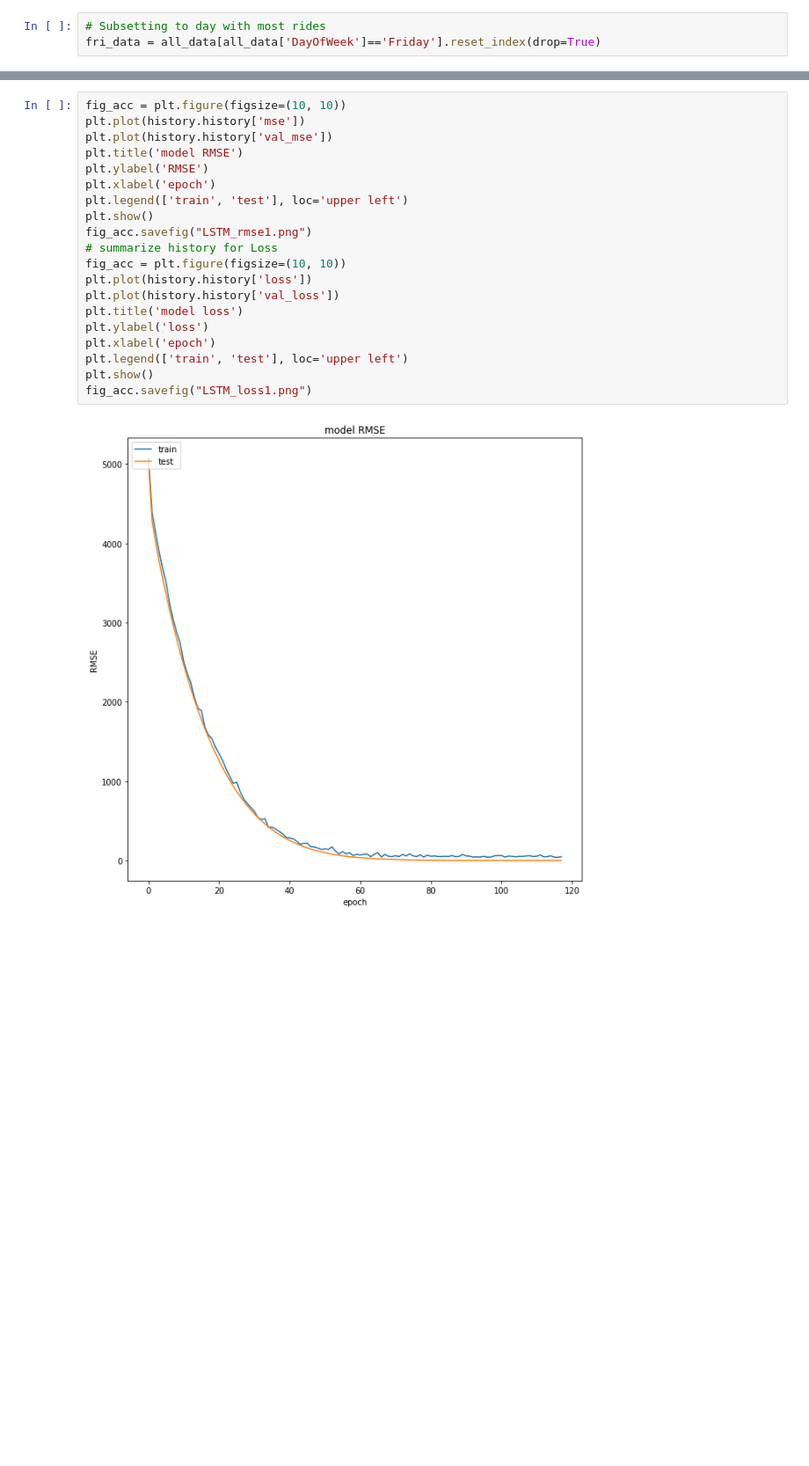
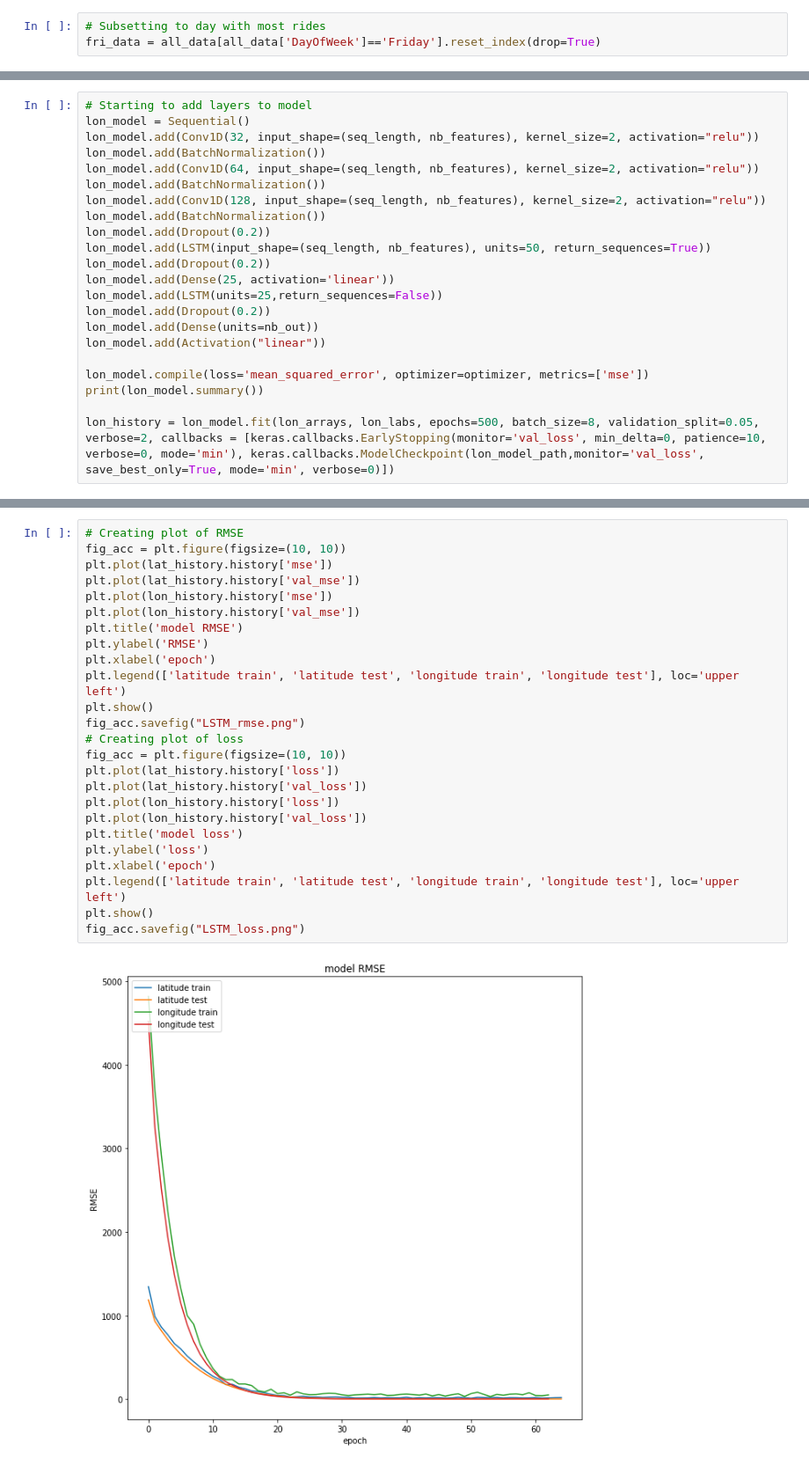
Before and after one commit to ljtaylor99/AAI-530-Final-Project, a Jupyter notebook: AAI530_Final.ipynb, the cells around one changed output, grey strips where cells are left out. Shown: that part at 88% size. Cells and saved outputs as stored; diff of their text form; blank space fills up the shorter version.

```diff
--- a/AAI530_Final.ipynb
+++ b/AAI530_Final.ipynb
@@ -207,0 +232,22 @@ Epoch 118/500
+# %%
+# Starting to add layers to model
+lon_model = Sequential()
+lon_model.add(Conv1D(32, input_shape=(seq_length, nb_features), kernel_size=2, activation="relu"))
+lon_model.add(BatchNormalization())
+lon_model.add(Conv1D(64, input_shape=(seq_length, nb_features), kernel_size=2, activation="relu"))
+lon_model.add(BatchNormalization())
+lon_model.add(Conv1D(128, input_shape=(seq_length, nb_features), kernel_size=2, activation="relu"))
+lon_model.add(BatchNormalization())
+lon_model.add(Dropout(0.2))
+lon_model.add(LSTM(input_shape=(seq_length, nb_features), units=50, return_sequences=True))
+lon_model.add(Dropout(0.2))
+lon_model.add(Dense(25, activation='linear'))
+lon_model.add(LSTM(units=25,return_sequences=False))
+lon_model.add(Dropout(0.2))
+lon_model.add(Dense(units=nb_out))
+lon_model.add(Activation("linear"))
+
+lon_model.compile(loss='mean_squared_error', optimizer=optimizer, metrics=['mse'])
+print(lon_model.summary())
+
+lon_history = lon_model.fit(lon_arrays, lon_labs, epochs=500, batch_size=8, validation_split=0.05, verbose=2, callbacks = [keras.callbacks.EarlyStopping(monitor='val_loss', min_delta=0, patience=10, verbose=0, mode='min'), keras.callbacks.ModelCheckpoint(lon_model_path,monitor='val_loss', save_best_only=True, mode='min', verbose=0)])
@@ -208,22 +272,27 @@ Epoch 118/500
 # %%
+# Creating plot of RMSE
 fig_acc = plt.figure(figsize=(10, 10))
-plt.plot(history.history['mse'])
-plt.plot(history.history['val_mse'])
+plt.plot(lat_history.history['mse'])
+plt.plot(lat_history.history['val_mse'])
+plt.plot(lon_history.history['mse'])
+plt.plot(lon_history.history['val_mse'])
 plt.title('model RMSE')
 plt.ylabel('RMSE')
 plt.xlabel('epoch')
-plt.legend(['train', 'test'], loc='upper left')
+plt.legend(['latitude train', 'latitude test', 'longitude train', 'longitude test'], loc='upper left')
 plt.show()
-fig_acc.savefig("LSTM_rmse1.png")
-# summarize history for Loss
+fig_acc.savefig("LSTM_rmse.png")
+# Creating plot of loss
 fig_acc = plt.figure(figsize=(10, 10))
-plt.plot(history.history['loss'])
-plt.plot(history.history['val_loss'])
+plt.plot(lat_history.history['loss'])
+plt.plot(lat_history.history['val_loss'])
+plt.plot(lon_history.history['loss'])
+plt.plot(lon_history.history['val_loss'])
 plt.title('model loss')
 plt.ylabel('loss')
 plt.xlabel('epoch')
-plt.legend(['train', 'test'], loc='upper left')
+plt.legend(['latitude train', 'latitude test', 'longitude train', 'longitude test'], loc='upper left')
 plt.show()
-fig_acc.savefig("LSTM_loss1.png")
+fig_acc.savefig("LSTM_loss.png")
 # %% [output]
-[figure, old version]
+[figure, new version]
```
Also changed, not shown: parts of 25 cells of this notebook.
